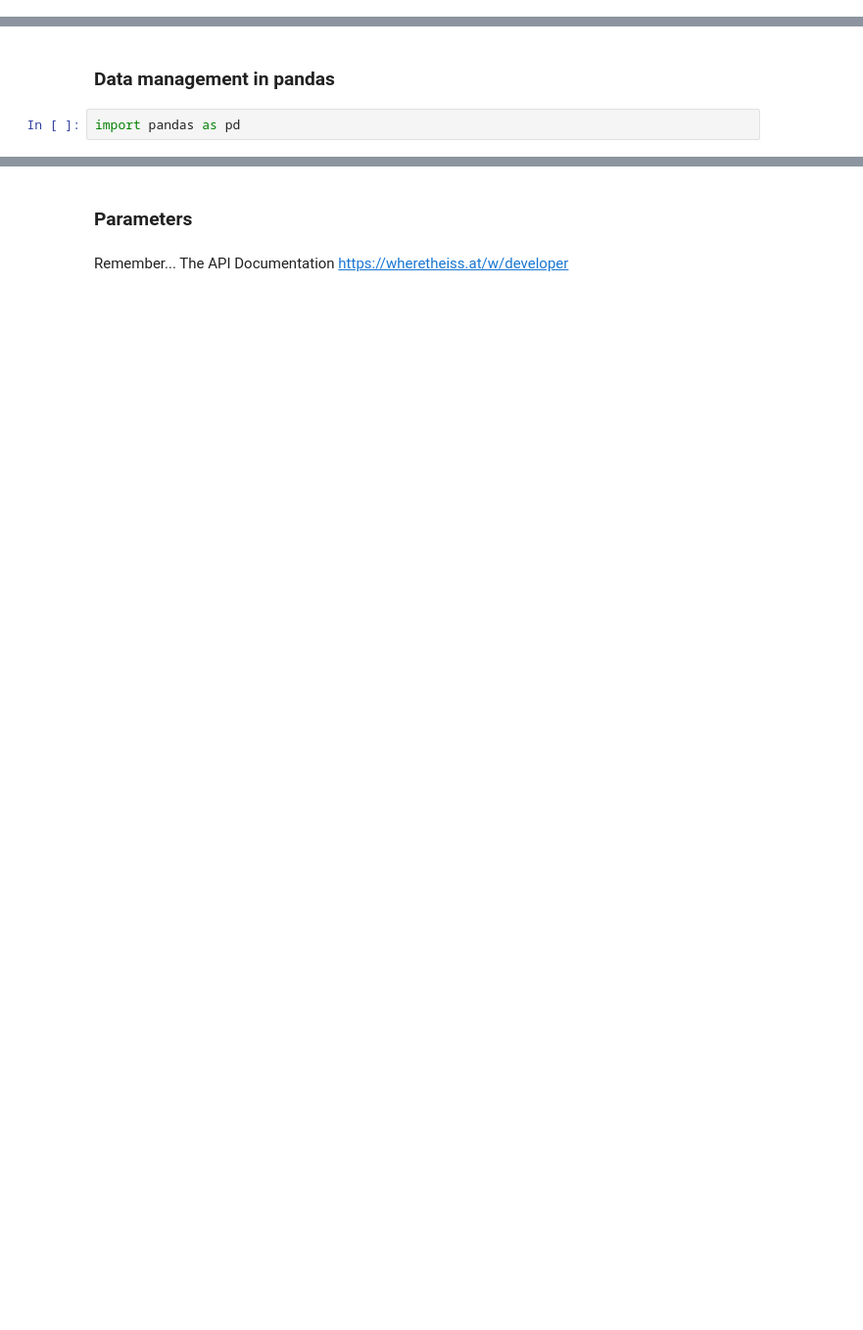
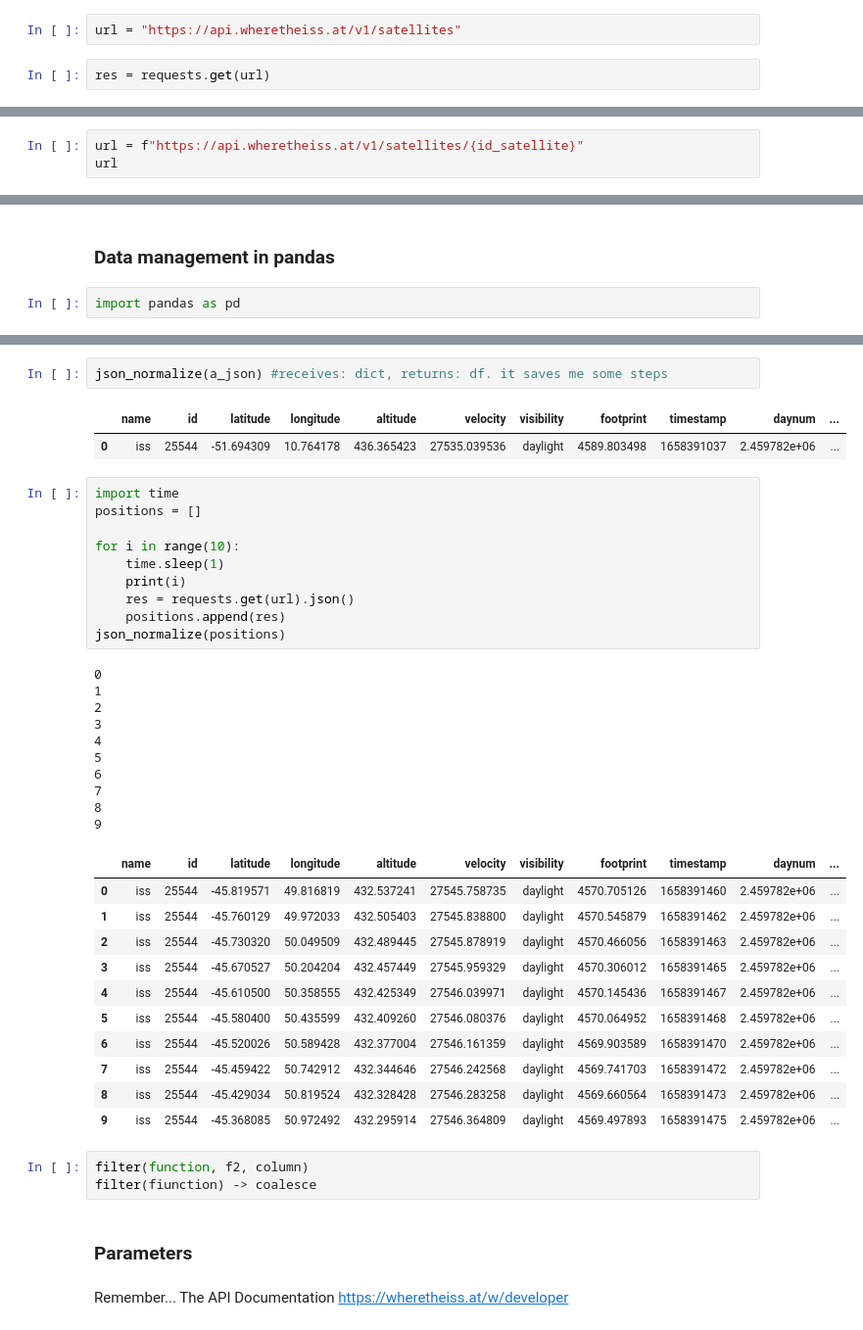
Before and after one commit to DanielReverter/lectures, a Jupyter notebook: week-3/03-APIs.ipynb, the cells around one changed output, grey strips where cells are left out. Shown at 98% size. Drawn from its saved outputs; the diff is of its cells as text; blank space fills up the shorter version.

```diff
--- a/week-3/03-APIs.ipynb
+++ b/week-3/03-APIs.ipynb
@@ -129,3 +157,7 @@ JSON: Java Script Object Notation
 Let's get information from the ISS (international space station)
 # %% [markdown]
 [ISS API documentation](https://wheretheiss.at/w/developer)
+# %%
+url = "https://api.wheretheiss.at/v1/satellites"
+# %%
+res = requests.get(url)
@@ -136,0 +204,3 @@ We make the call to the satellites endpoint with the id because it has already b
+# %%
+url = f"https://api.wheretheiss.at/v1/satellites/{id_satellite}"
+url
@@ -141,3 +319,43 @@ import pandas as pd
+# %%
+json_normalize(a_json) #receives: dict, returns: df. it saves me some steps
+# %% [output]
+|  | name | id | latitude | longitude | altitude | velocity | visibility | footprint | timestamp | daynum | ... |
+| 0 | iss | 25544 | -51.694309 | 10.764178 | 436.365423 | 27535.039536 | daylight | 4589.803498 | 1658391037 | 2.459782e+06 | ... |
+# %%
+import time
+positions = []
+
+for i in range(10):
+    time.sleep(1)
+    print(i)
+    res = requests.get(url).json()
+    positions.append(res)
+json_normalize(positions)
+# %% [output]
+0
+1
+2
+3
+4
+5
+6
+7
+8
+9
+|  | name | id | latitude | longitude | altitude | velocity | visibility | footprint | timestamp | daynum | ... |
+| 0 | iss | 25544 | -45.819571 | 49.816819 | 432.537241 | 27545.758735 | daylight | 4570.705126 | 1658391460 | 2.459782e+06 | ... |
+| 1 | iss | 25544 | -45.760129 | 49.972033 | 432.505403 | 27545.838800 | daylight | 4570.545879 | 1658391462 | 2.459782e+06 | ... |
+| 2 | iss | 25544 | -45.730320 | 50.049509 | 432.489445 | 27545.878919 | daylight | 4570.466056 | 1658391463 | 2.459782e+06 | ... |
+| 3 | iss | 25544 | -45.670527 | 50.204204 | 432.457449 | 27545.959329 | daylight | 4570.306012 | 1658391465 | 2.459782e+06 | ... |
+| 4 | iss | 25544 | -45.610500 | 50.358555 | 432.425349 | 27546.039971 | daylight | 4570.145436 | 1658391467 | 2.459782e+06 | ... |
+| 5 | iss | 25544 | -45.580400 | 50.435599 | 432.409260 | 27546.080376 | daylight | 4570.064952 | 1658391468 | 2.459782e+06 | ... |
+| 6 | iss | 25544 | -45.520026 | 50.589428 | 432.377004 | 27546.161359 | daylight | 4569.903589 | 1658391470 | 2.459782e+06 | ... |
+| 7 | iss | 25544 | -45.459422 | 50.742912 | 432.344646 | 27546.242568 | daylight | 4569.741703 | 1658391472 | 2.459782e+06 | ... |
+| 8 | iss | 25544 | -45.429034 | 50.819524 | 432.328428 | 27546.283258 | daylight | 4569.660564 | 1658391473 | 2.459782e+06 | ... |
+| 9 | iss | 25544 | -45.368085 | 50.972492 | 432.295914 | 27546.364809 | daylight | 4569.497893 | 1658391475 | 2.459782e+06 | ... |
+# %%
+filter(function, f2, column)
+filter(fiunction) -> coalesce
 # %% [markdown]
 ### Parameters
 # %% [markdown]
```
Also changed, not shown: parts of 146 cells of this notebook.
